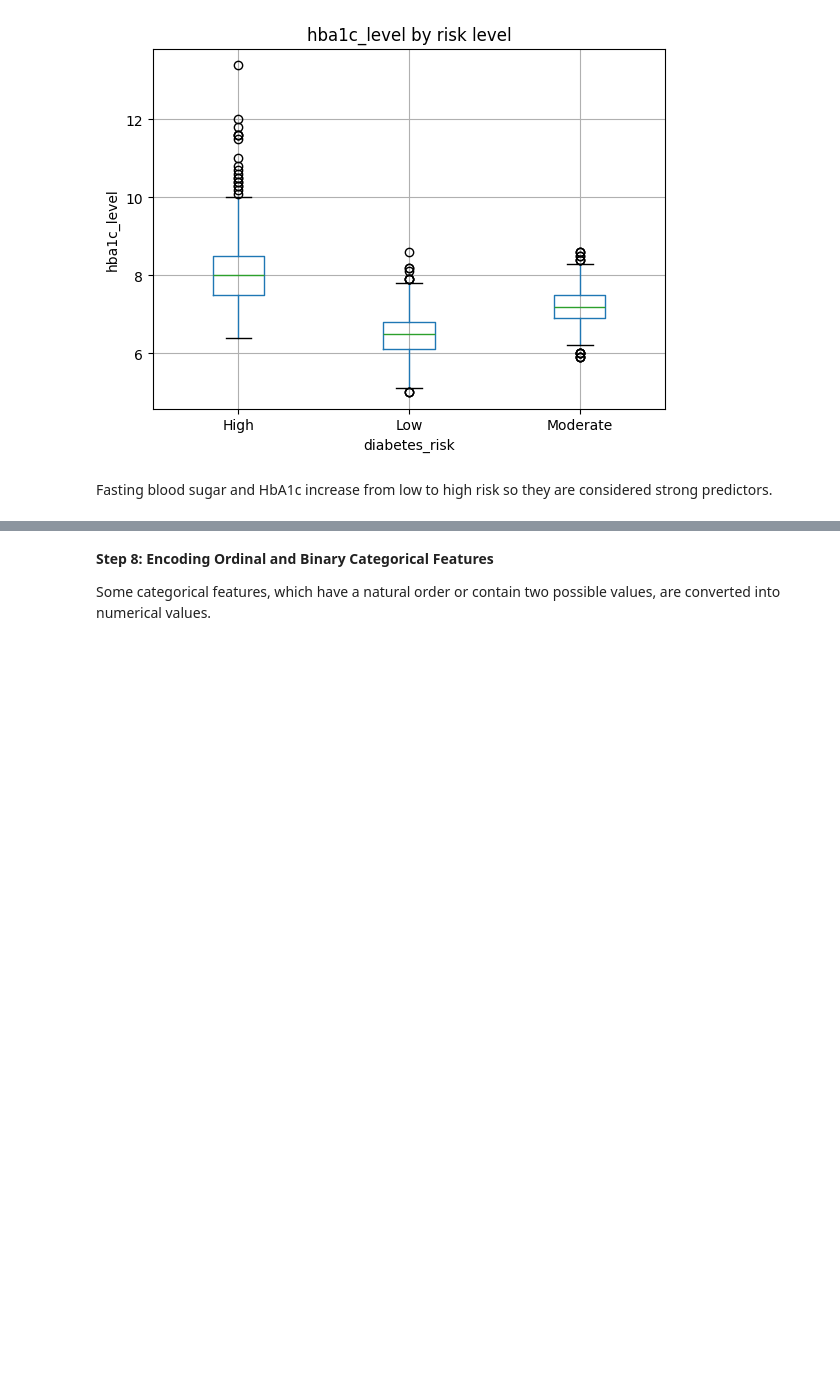
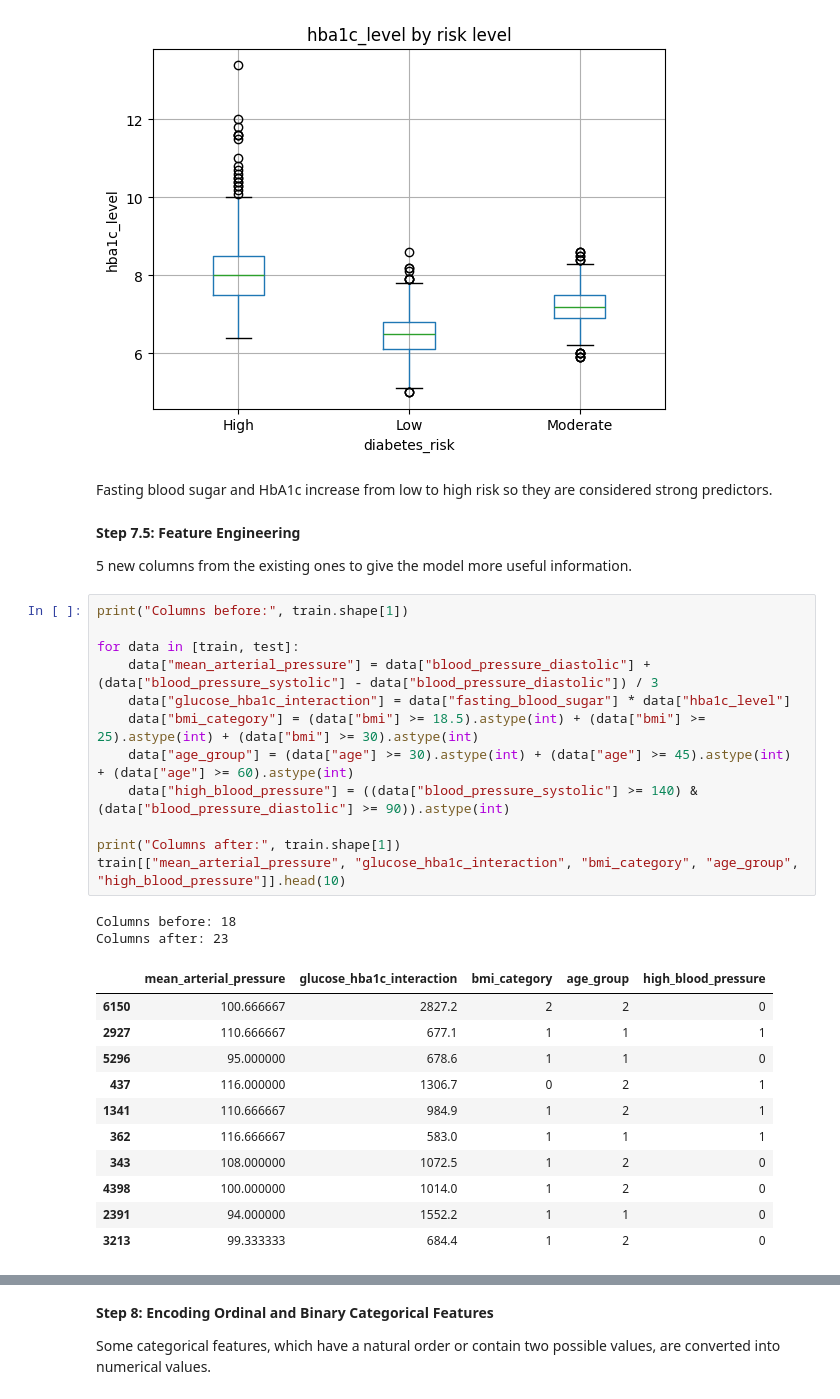
Before and after one commit to cano-elda/Midterm-Diabetes-Risk-Prediction-Group-3-ITAI-1371, a Jupyter notebook: Diabetes_Risk_Prediction.ipynb, the cells around one changed output, grey strips where cells are left out. Drawn from its saved outputs; the diff is of its cells as text; blank space fills up the shorter version.

```diff
--- a/Diabetes_Risk_Prediction.ipynb
+++ b/Diabetes_Risk_Prediction.ipynb
@@ -263,3 +263,33 @@ for col in ["hba1c_level"]:
 [figure]
 # %% [markdown]
 Fasting blood sugar and HbA1c increase from low to high risk so they are considered strong predictors.
+# %% [markdown]
+**Step 7.5: Feature Engineering**
+
+ 5 new columns from the existing ones to give the model more useful information.
+# %%
+print("Columns before:", train.shape[1])
+
+for data in [train, test]:
+    data["mean_arterial_pressure"] = data["blood_pressure_diastolic"] + (data["blood_pressure_systolic"] - data["blood_pressure_diastolic"]) / 3
+    data["glucose_hba1c_interaction"] = data["fasting_blood_sugar"] * data["hba1c_level"]
+    data["bmi_category"] = (data["bmi"] >= 18.5).astype(int) + (data["bmi"] >= 25).astype(int) + (data["bmi"] >= 30).astype(int)
+    data["age_group"] = (data["age"] >= 30).astype(int) + (data["age"] >= 45).astype(int) + (data["age"] >= 60).astype(int)
+    data["high_blood_pressure"] = ((data["blood_pressure_systolic"] >= 140) & (data["blood_pressure_diastolic"] >= 90)).astype(int)
+
+print("Columns after:", train.shape[1])
+train[["mean_arterial_pressure", "glucose_hba1c_interaction", "bmi_category", "age_group", "high_blood_pressure"]].head(10)
+# %% [output]
+Columns before: 18
+Columns after: 23
+|  | mean_arterial_pressure | glucose_hba1c_interaction | bmi_category | age_group | high_blood_pressure |
+| 6150 | 100.666667 | 2827.2 | 2 | 2 | 0 |
+| 2927 | 110.666667 | 677.1 | 1 | 1 | 1 |
+| 5296 | 95.000000 | 678.6 | 1 | 1 | 0 |
+| 437 | 116.000000 | 1306.7 | 0 | 2 | 1 |
+| 1341 | 110.666667 | 984.9 | 1 | 2 | 1 |
+| 362 | 116.666667 | 583.0 | 1 | 1 | 1 |
+| 343 | 108.000000 | 1072.5 | 1 | 2 | 0 |
+| 4398 | 100.000000 | 1014.0 | 1 | 2 | 0 |
+| 2391 | 94.000000 | 1552.2 | 1 | 1 | 0 |
+| 3213 | 99.333333 | 684.4 | 1 | 2 | 0 |
```
Also changed, not shown: parts of 9 cells of this notebook.
